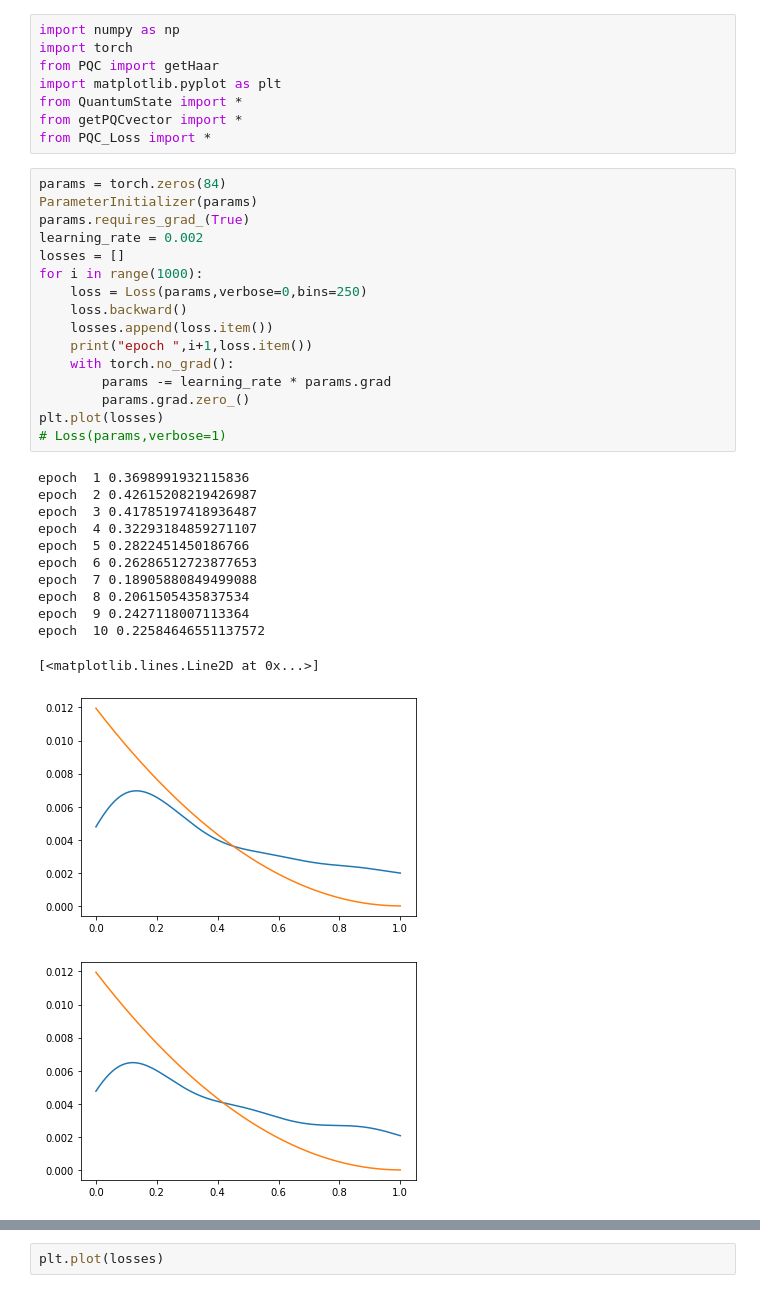
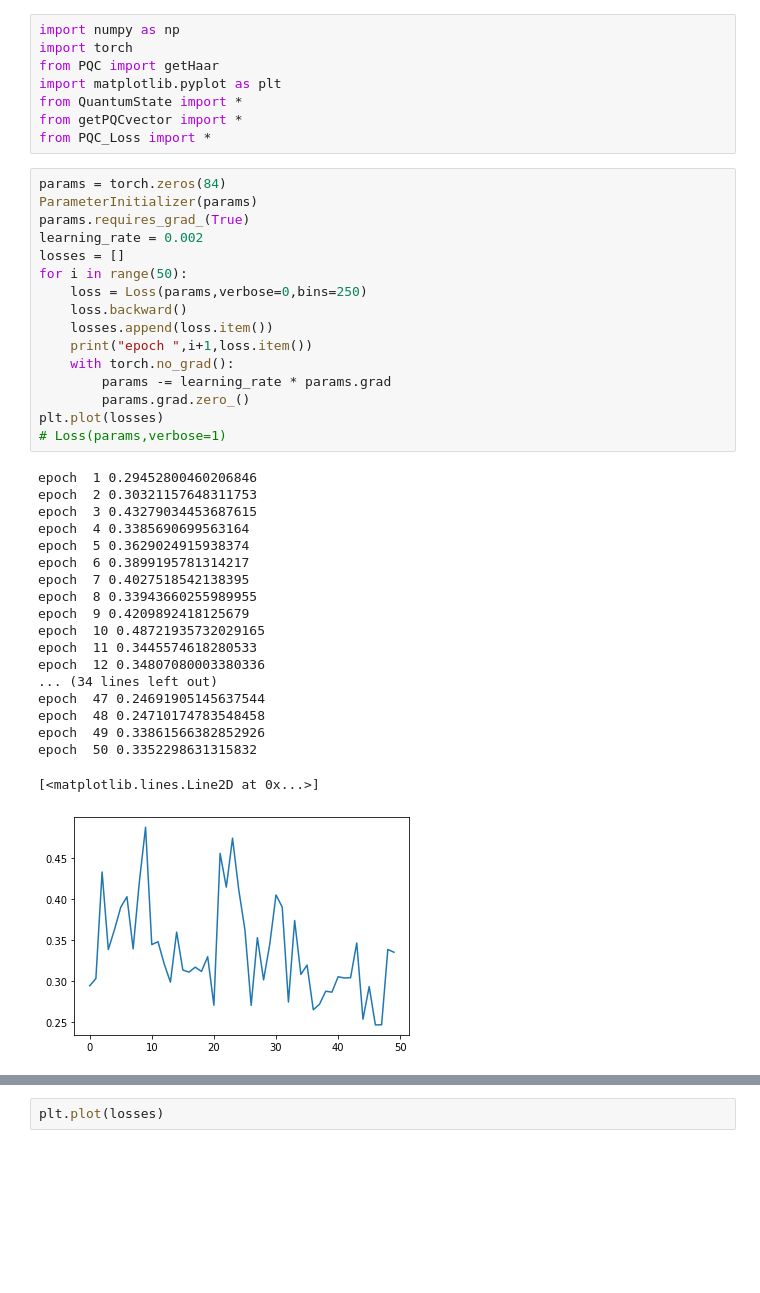
Before and after one commit to String137/PQC, a Jupyter notebook: RawQuantumStateVector.ipynb, the cells around one changed output, grey strips where cells are left out. Cells and saved outputs as stored; diff of their text form; blank space fills up the shorter version.

```diff
--- a/RawQuantumStateVector.ipynb
+++ b/RawQuantumStateVector.ipynb
@@ -9,30 +9,36 @@ from PQC_Loss import *
 # %%
 params = torch.zeros(84)
 ParameterInitializer(params)
 params.requires_grad_(True)
 learning_rate = 0.002
 losses = []
-for i in range(1000):
+for i in range(50):
     loss = Loss(params,verbose=0,bins=250)
     loss.backward()
     losses.append(loss.item())
     print("epoch ",i+1,loss.item())
     with torch.no_grad():
         params -= learning_rate * params.grad
         params.grad.zero_()
 plt.plot(losses)
 # Loss(params,verbose=1)
 # %% [output]
-epoch  1 0.3698991932115836
-epoch  2 0.42615208219426987
-epoch  3 0.41785197418936487
-epoch  4 0.32293184859271107
-epoch  5 0.2822451450186766
-epoch  6 0.26286512723877653
-epoch  7 0.18905880849499088
-epoch  8 0.2061505435837534
-epoch  9 0.2427118007113364
-epoch  10 0.22584646551137572
+epoch  1 0.29452800460206846
+epoch  2 0.30321157648311753
+epoch  3 0.43279034453687615
+epoch  4 0.3385690699563164
+epoch  5 0.3629024915938374
+epoch  6 0.3899195781314217
+epoch  7 0.4027518542138395
+epoch  8 0.33943660255989955
+epoch  9 0.4209892418125679
+epoch  10 0.48721935732029165
+epoch  11 0.3445574618280533
+epoch  12 0.34807080003380336
+... (34 lines left out)
+epoch  47 0.24691905145637544
+epoch  48 0.24710174783548458
+epoch  49 0.33861566382852926
+epoch  50 0.3352298631315832
 [<matplotlib.lines.Line2D at 0x...>]
-[figure, old version]
+[figure, new version]
-[figure, removed]
```
Also changed, not shown: parts of 2 cells of this notebook, 2 other files.
